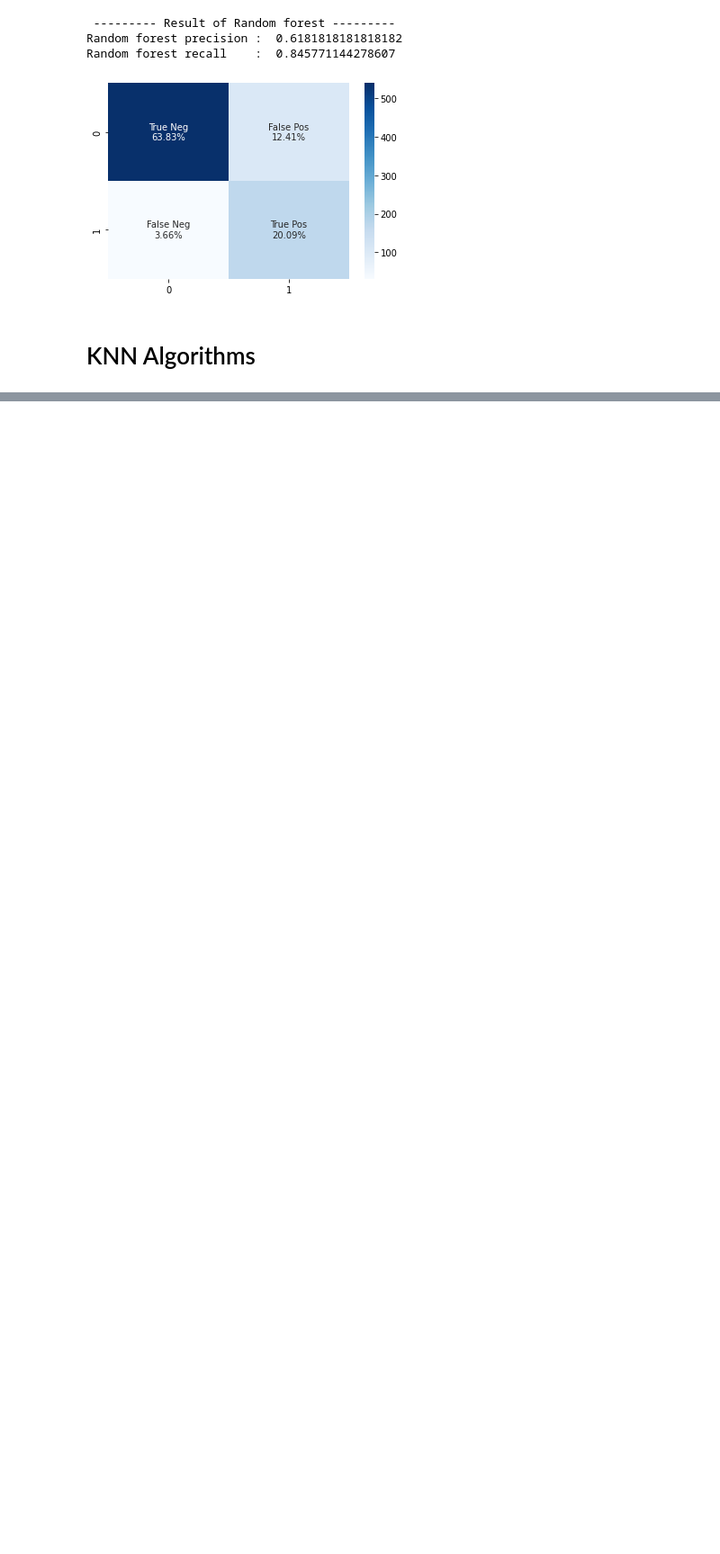
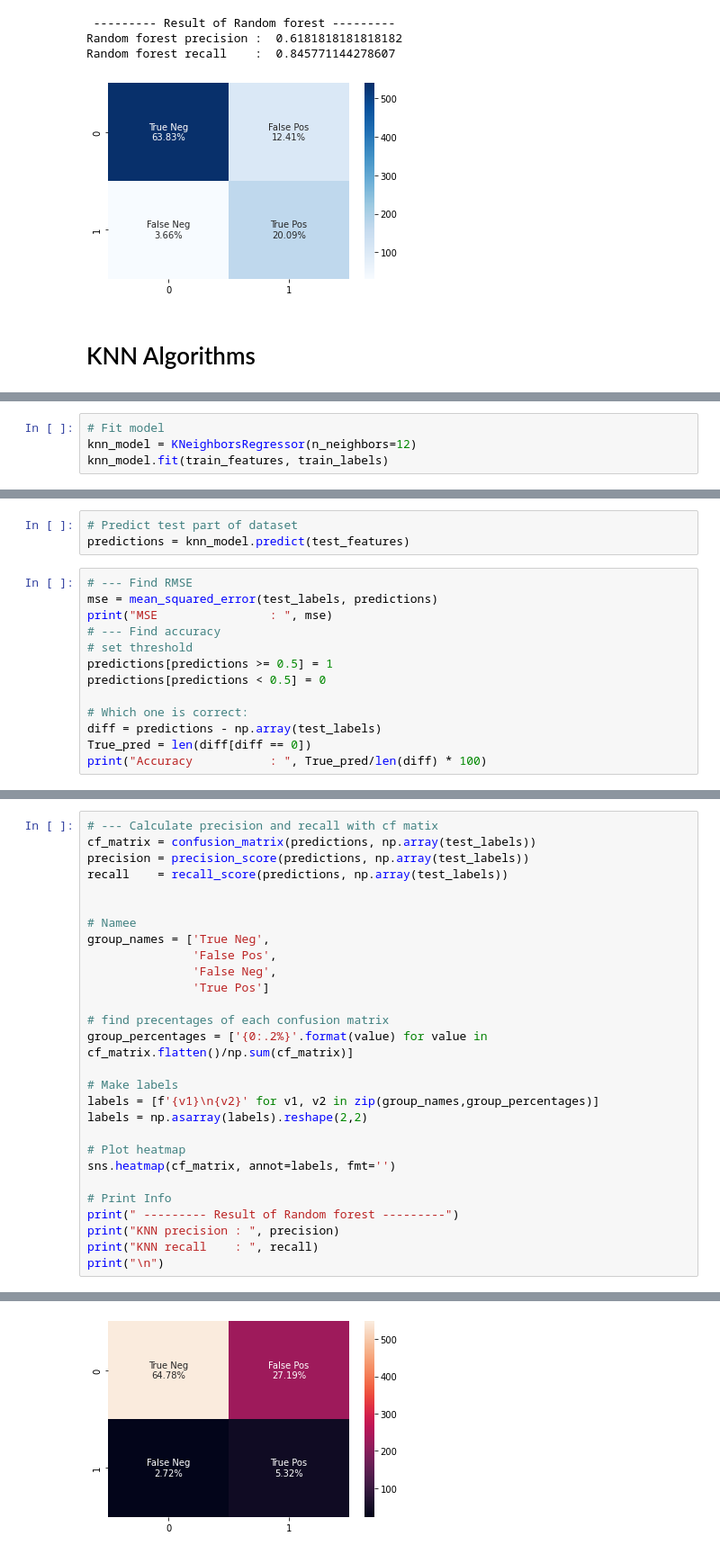
Before and after one commit to mertz1999/Alzheimer-s-Disease-Prediction, a Jupyter notebook: Alzh_Predict.ipynb, the cells around one changed output, grey strips where cells are left out. Shown: that part at 90% size. Drawn from its saved outputs; the diff is of its cells as text; blank space fills up the shorter version.

Commit message:
(KNN model)

```diff
--- a/Alzh_Predict.ipynb
+++ b/Alzh_Predict.ipynb
@@ -151,0 +151,4 @@ knn_model.fit(X_train, y_train)
+# %%
+# Fit model
+knn_model = KNeighborsRegressor(n_neighbors=12)
+knn_model.fit(train_features, train_labels)
@@ -151,0 +157,16 @@ knn_model.fit(X_train, y_train)
+# %%
+# Predict test part of dataset
+predictions = knn_model.predict(test_features)
+# %%
+# --- Find RMSE
+mse = mean_squared_error(test_labels, predictions)
+print("MSE                : ", mse)
+# --- Find accuracy
+# set threshold
+predictions[predictions >= 0.5] = 1
+predictions[predictions < 0.5] = 0
+
+# Which one is correct:
+diff = predictions - np.array(test_labels)
+True_pred = len(diff[diff == 0])
+print("Accuracy           : ", True_pred/len(diff) * 100)
@@ -151,0 +176,29 @@ knn_model.fit(X_train, y_train)
+# %%
+# --- Calculate precision and recall with cf matix
+cf_matrix = confusion_matrix(predictions, np.array(test_labels))
+precision = precision_score(predictions, np.array(test_labels))
+recall    = recall_score(predictions, np.array(test_labels))
+
+
+# Namee
+group_names = ['True Neg',
+               'False Pos',
+               'False Neg',
+               'True Pos']
+
+# find precentages of each confusion matrix
+group_percentages = ['{0:.2%}'.format(value) for value in cf_matrix.flatten()/np.sum(cf_matrix)]
+
+# Make labels
+labels = [f'{v1}\n{v2}' for v1, v2 in zip(group_names,group_percentages)]
+labels = np.asarray(labels).reshape(2,2)
+
+# Plot heatmap
+sns.heatmap(cf_matrix, annot=labels, fmt='')
+
+# Print Info
+print(" --------- Result of Random forest ---------")
+print("KNN precision : ", precision)
+print("KNN recall    : ", recall)
+print("\n")
+# %% [output]
@@ -151,0 +208 @@ knn_model.fit(X_train, y_train)
+[figure, added]
```
Also changed, not shown: parts of 6 cells of this notebook.
